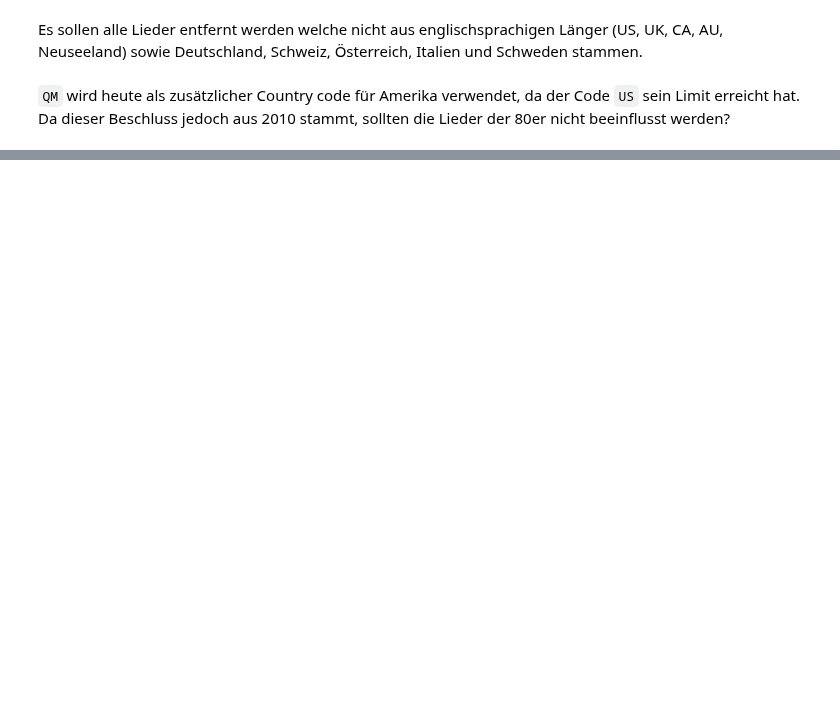
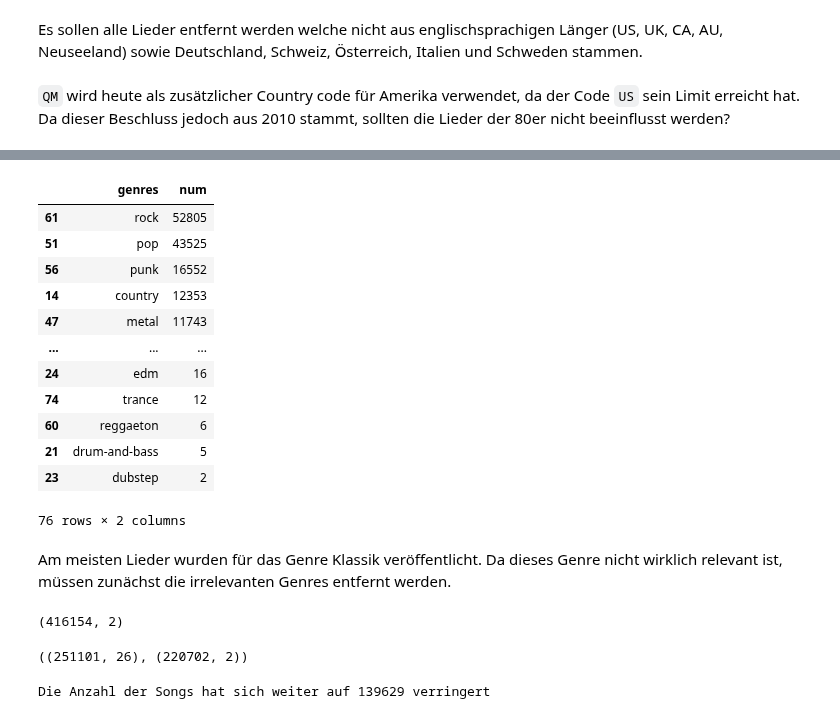
Before and after one commit to Jannis37/80s-recommender, a Jupyter notebook: extra.ipynb, the cells around one changed output, grey strips where cells are left out. Cells and saved outputs as stored; diff of their text form; code cells hidden in the pictures; blank space fills up the shorter version.

```diff
--- a/extra.ipynb
+++ b/extra.ipynb
@@ -201,0 +219,28 @@ reduced_isrc["genres"] = reduced_isrc["genres"].apply(literal_eval)
+# %%
+def filter_important_genres(df):
+  important_genres = df.copy()
+  important_genres = important_genres.explode("genres")
+  important_genres["num"] = 0
+  important_genres = important_genres[["genres", "num"]]
+  important_genres = important_genres.groupby("genres").count()
+  important_genres.reset_index(inplace=True)
+  important_genres = important_genres.sort_values("num", ascending=False)
+  return important_genres
+# %%
+filter_important_genres(reduced_isrc)
+# %% [output]
+|  | genres | num |
+| 61 | rock | 52805 |
+| 51 | pop | 43525 |
+| 56 | punk | 16552 |
+| 14 | country | 12353 |
+| 47 | metal | 11743 |
+| ... | ... | ... |
+| 24 | edm | 16 |
+| 74 | trance | 12 |
+| 60 | reggaeton | 6 |
+| 21 | drum-and-bass | 5 |
+| 23 | dubstep | 2 |
+76 rows × 2 columns
+# %% [markdown]
+Am meisten Lieder wurden für das Genre Klassik veröffentlicht. Da dieses Genre nicht wirklich relevant ist, müssen zunächst die irrelevanten Genres entfernt werden.
@@ -201,0 +251,6 @@ reduced_isrc["genres"] = reduced_isrc["genres"].apply(literal_eval)
+# %%
+by_isrc_sub = by_isrc.copy()
+by_isrc_sub = by_isrc_sub[['isrc', 'genres']]
+by_isrc_sub.shape
+# %% [output]
+(416154, 2)
@@ -201,0 +262,4 @@ reduced_isrc["genres"] = reduced_isrc["genres"].apply(literal_eval)
+# %%
+reduced_isrc.shape, by_isrc_sub.shape
+# %% [output]
+((251101, 26), (220702, 2))
@@ -201,0 +268,4 @@ reduced_isrc["genres"] = reduced_isrc["genres"].apply(literal_eval)
+# %%
+print(f"Die Anzahl der Songs hat sich weiter auf {reduced_isrc.shape[0]} verringert")
+# %% [output]
+Die Anzahl der Songs hat sich weiter auf 139629 verringert
```
Also changed, not shown: parts of 20 cells of this notebook.
